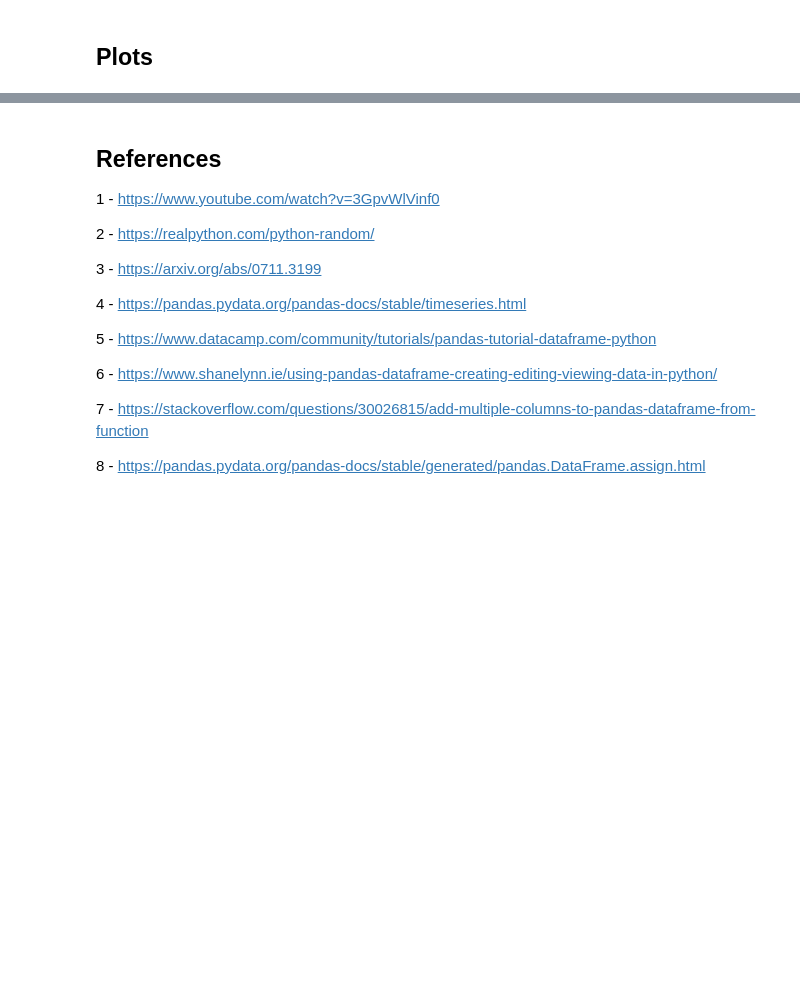
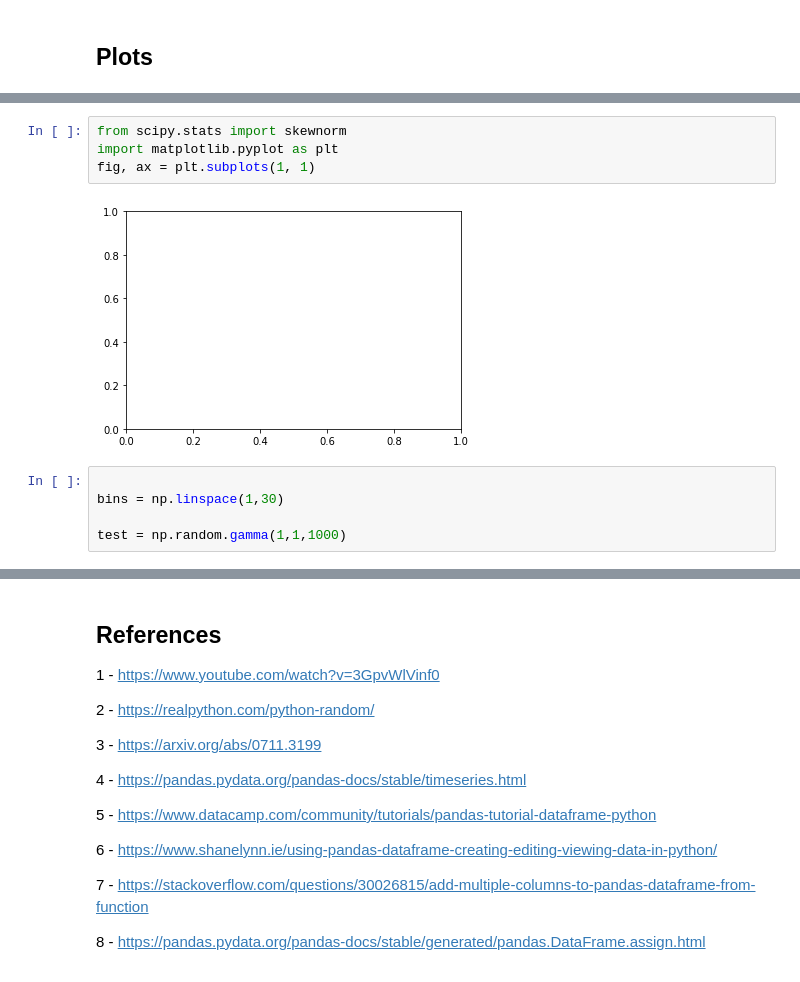
Before and after one commit to davidobrien1/project, a Jupyter notebook: phenomenon.ipynb, the cells around one changed output, grey strips where cells are left out. Drawn from its saved outputs; the diff is of its cells as text; blank space fills up the shorter version.

Commit message:
testing numpy.random.gamma function to try and generate data for pace and time variables

```diff
--- a/phenomenon.ipynb
+++ b/phenomenon.ipynb
@@ -239,0 +273,11 @@ running.plot(style=['o','rx'])
+# %%
+from scipy.stats import skewnorm
+import matplotlib.pyplot as plt
+fig, ax = plt.subplots(1, 1)
+# %% [output]
+[figure, added]
+# %%
+
+bins = np.linspace(1,30)
+
+test = np.random.gamma(1,1,1000)
```
Also changed, not shown: parts of 21 cells of this notebook.
